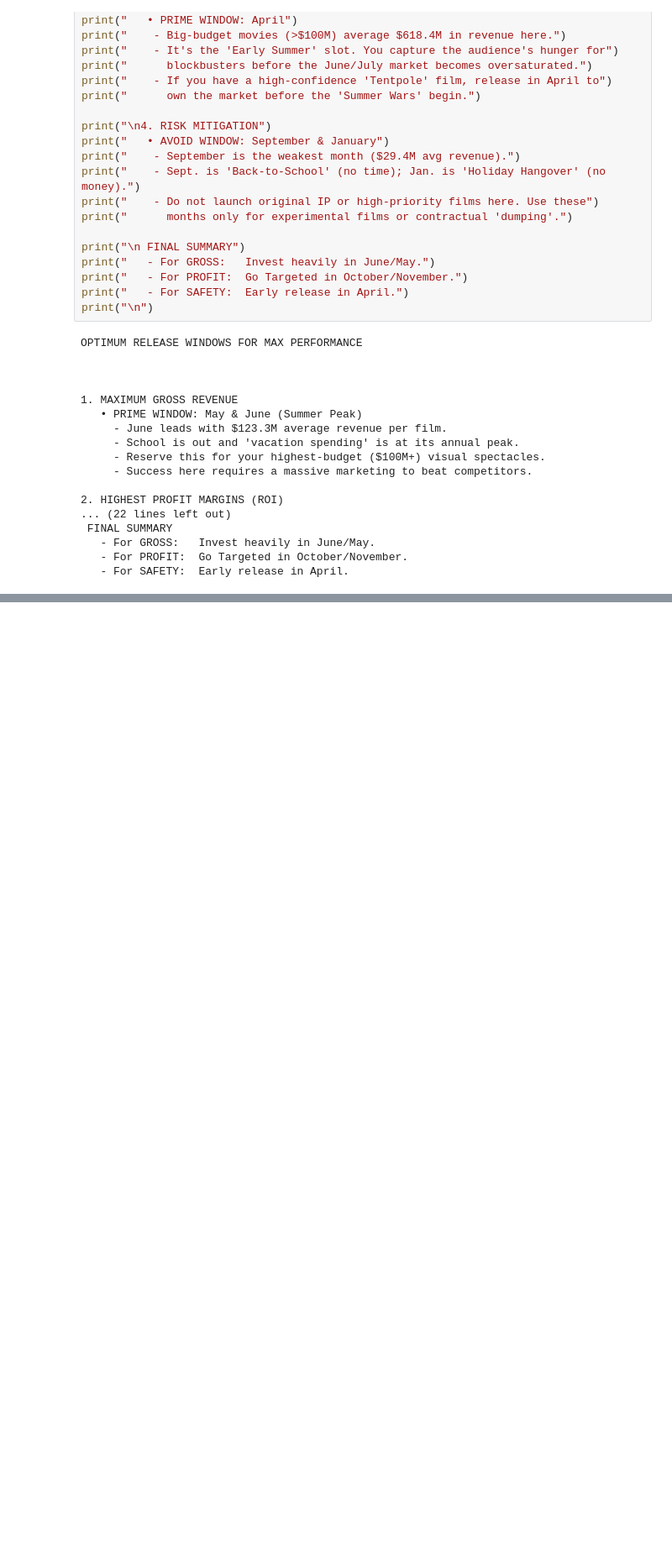
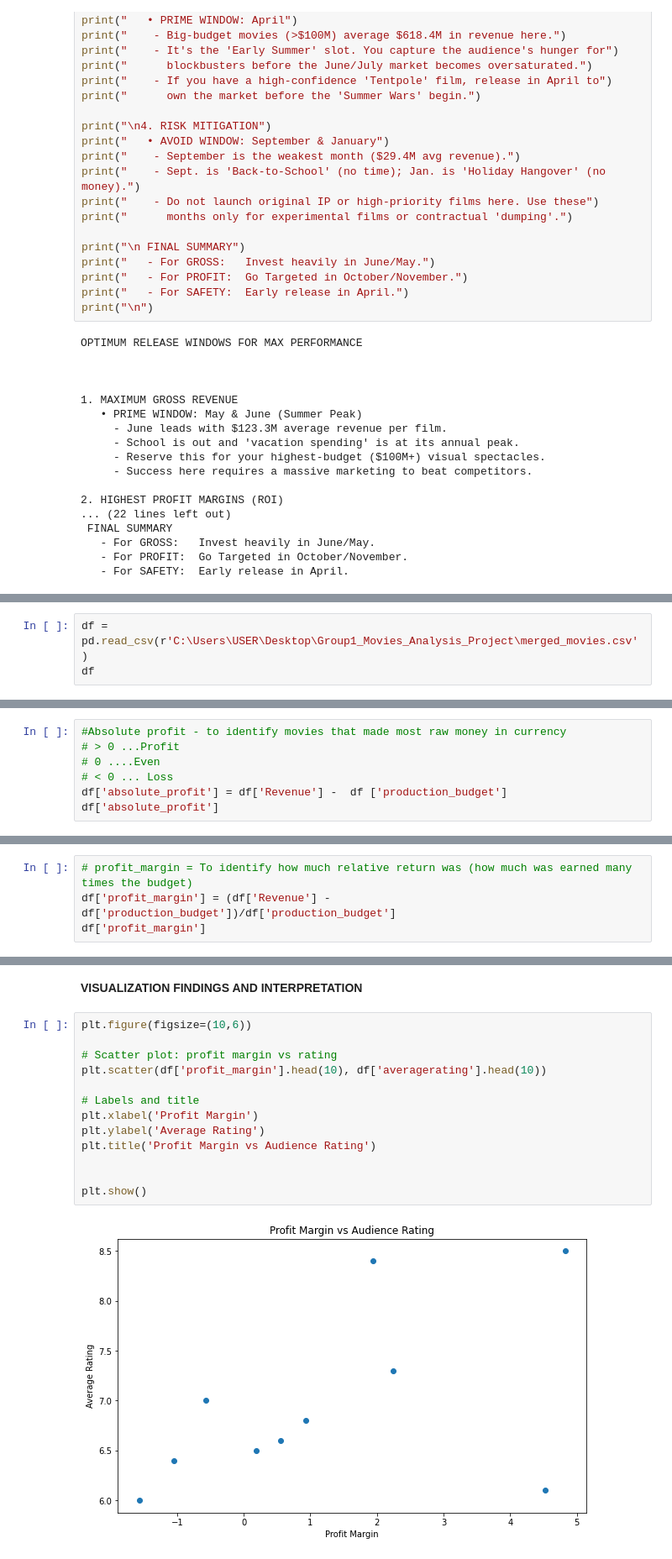
Before and after one commit to Iamwangui/Group1_Movies_Analysis_Project, a Jupyter notebook: movies_analysis.ipynb, the cells around one changed output, grey strips where cells are left out. Shown: that part at 84% size. Cells and saved outputs as stored; diff of their text form; blank space fills up the shorter version.

Commit message:
Intergrate business problem analysis

```diff
--- a/movies_analysis.ipynb
+++ b/movies_analysis.ipynb
@@ -922,0 +932,3 @@ OPTIMUM RELEASE WINDOWS FOR MAX PERFORMANCE
+# %%
+df = pd.read_csv(r'C:\Users\USER\Desktop\Group1_Movies_Analysis_Project\merged_movies.csv')
+df
@@ -922,0 +956,7 @@ OPTIMUM RELEASE WINDOWS FOR MAX PERFORMANCE
+# %%
+#Absolute profit - to identify movies that made most raw money in currency
+# > 0 ...Profit
+# 0 ....Even
+# < 0 ... Loss
+df['absolute_profit'] = df['Revenue'] -  df ['production_budget']
+df['absolute_profit']
@@ -922,0 +976,4 @@ OPTIMUM RELEASE WINDOWS FOR MAX PERFORMANCE
+# %%
+# profit_margin = To identify how much relative return was (how much was earned many times the budget)
+df['profit_margin'] = (df['Revenue'] - df['production_budget'])/df['production_budget']
+df['profit_margin']
@@ -922,0 +1118,17 @@ OPTIMUM RELEASE WINDOWS FOR MAX PERFORMANCE
+# %% [markdown]
+**VISUALIZATION FINDINGS AND INTERPRETATION**
+# %%
+plt.figure(figsize=(10,6))
+
+# Scatter plot: profit margin vs rating
+plt.scatter(df['profit_margin'].head(10), df['averagerating'].head(10))
+
+# Labels and title
+plt.xlabel('Profit Margin')
+plt.ylabel('Average Rating')
+plt.title('Profit Margin vs Audience Rating')
+
+
+plt.show()
+# %% [output]
+[figure, added]
```
Also changed, not shown: parts of 20 cells of this notebook.
